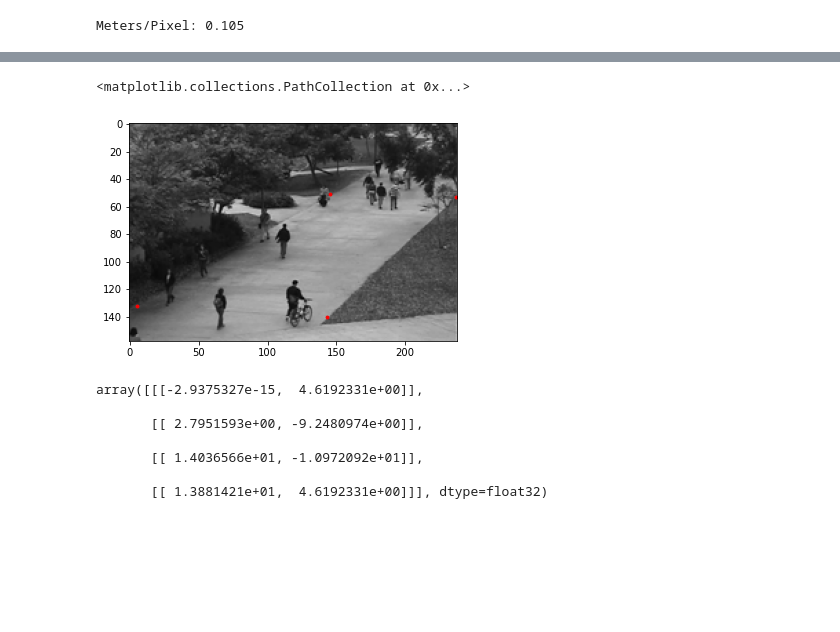
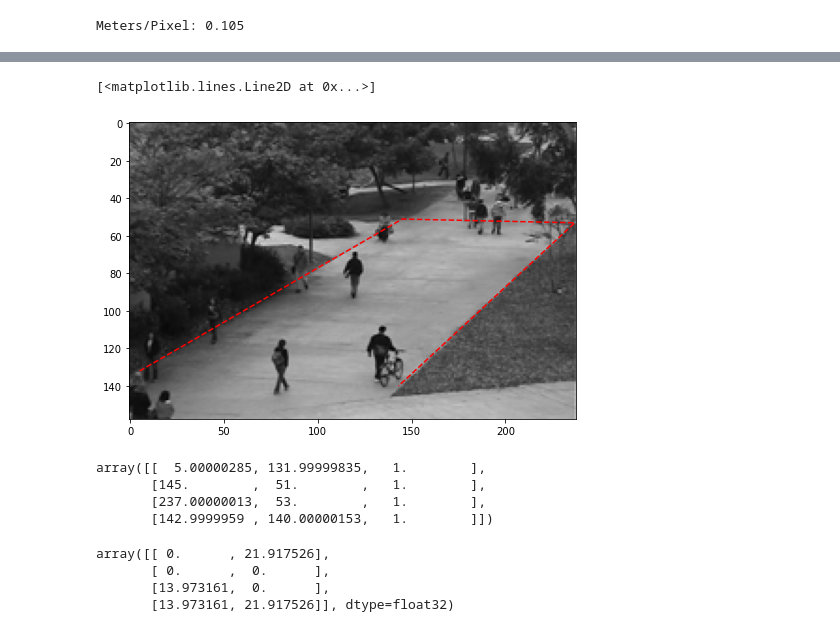
Before and after one commit to D-Hasan/social-distancing-detection, a Jupyter notebook: calibration/calibration_ucsdpeds.ipynb, the cells around one changed output, grey strips where cells are left out. Saved outputs shown, nothing was run; the diff lists cells and outputs as text; code cells hidden in the pictures; blank space fills up the shorter version.

```diff
--- a/calibration/calibration_ucsdpeds.ipynb
+++ b/calibration/calibration_ucsdpeds.ipynb
@@ -55,8 +65,9 @@ Short Length: 4.62, Long Length: 13.88
 # %%
-world_bottom_left = np.array([0, short_side*meters_per_pixel])
+# 7 pathway blocks ahead
+world_bottom_left = np.array([0, 7*short_side*meters_per_pixel])
 world_top_left = np.array([0,0])
 world_top_right = np.array([long_side*meters_per_pixel, 0])
-world_bottom_right = np.array([long_side*meters_per_pixel, short_side*meters_per_pixel])
+world_bottom_right = np.array([long_side*meters_per_pixel, 7*short_side*meters_per_pixel])
 # %%
 # Get perspective transform
 image_rect = np.float32([bottom_left, top_left, top_right, bottom_right])
@@ -65,33 +76,37 @@ matrix_cam2world = cv2.getPerspectiveTransform(image_rect, world_rect)
 matrix_cam2world10x = cv2.getPerspectiveTransform(image_rect, world_rect*10)
 # %%
 np.savetxt('ucsd_matrix_cam2world.txt', matrix_cam2world)
-# %%
-# Calculate ROI
-image = cv2.imread('vidf1_33_000_f001.png')
-plt.imshow(image)
-# path boundary
-bottom_right = np.array([143, 140])
-bottom_left = np.array([5, 132])
-top_left = np.array([145, 51])
-top_right = np.array([237, 53])
-
-plt.scatter(*bottom_right, color='r', s=8)
-plt.scatter(*bottom_left, color='r', s=8)
-plt.scatter(*top_left,color='r', s=8)
-plt.scatter(*top_right, color='r', s=8)
-# %% [output]
-<matplotlib.collections.PathCollection at 0x...>
-[figure, removed]
+# %%
+# Calculate ROI
+figure = plt.figure(figsize=(8,8))
+
+image = cv2.imread('vidf1_33_000_f013.png')
+plt.imshow(image)
+
+rectangle = []
+for point in world_rect:
+    cam_point = np.linalg.inv(matrix_cam2world) @ np.array([[point[0]], [point[1]], [1]]).reshape(3)
+    rectangle.append(cam_point / cam_point[-1])
+rectangle = np.array(rectangle)
+
+plt.plot(rectangle[:,0], rectangle[:,1],color='r', ls='--')
+# %% [output]
+[<matplotlib.lines.Line2D at 0x...>]
+[figure, added]
+# %%
+rectangle
+# %% [output]
+array([[  5.00000285, 131.99999835,   1.        ],
+       [145.        ,  51.        ,   1.        ],
+       [237.00000013,  53.        ,   1.        ],
+       [142.9999959 , 140.00000153,   1.        ]])
+# %%
+world_rect
+# %% [output]
+array([[ 0.      , 21.917526],
+       [ 0.      ,  0.      ],
+       [13.973161,  0.      ],
+       [13.973161, 21.917526]], dtype=float32)
 # %%
 image_rect = np.float32([bottom_left, top_left, top_right, bottom_right]).reshape(-1,1,2)
 result = cv2.perspectiveTransform(image_rect, matrix_cam2world)
-# %%
-result
-# %% [output]
-array([[[-2.9375327e-15,  4.6192331e+00]],
-
-       [[ 2.7951593e+00, -9.2480974e+00]],
-
-       [[ 1.4036566e+01, -1.0972092e+01]],
-
-       [[ 1.3881421e+01,  4.6192331e+00]]], dtype=float32)
```
Also changed, not shown: parts of 6 cells of this notebook, 3 other files.
